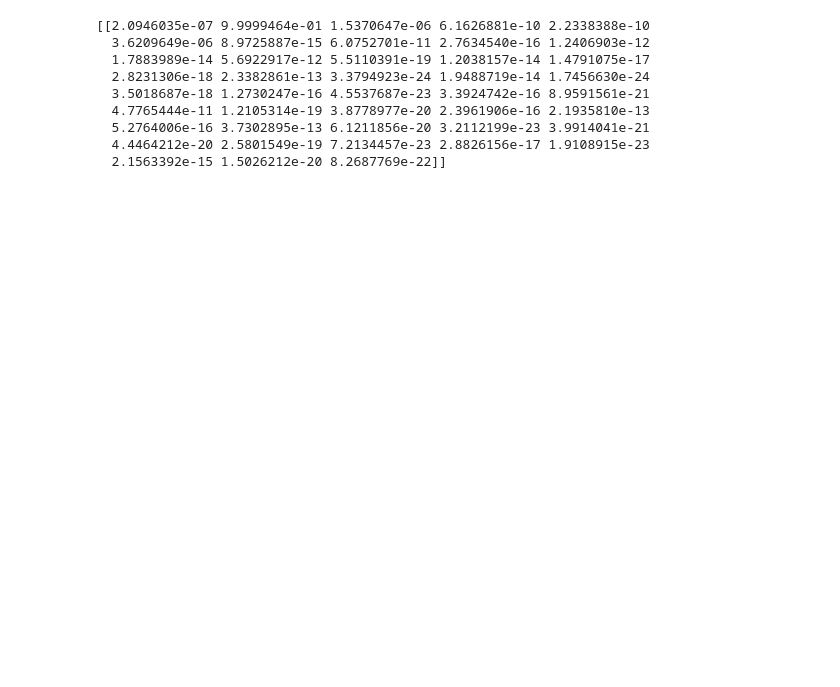
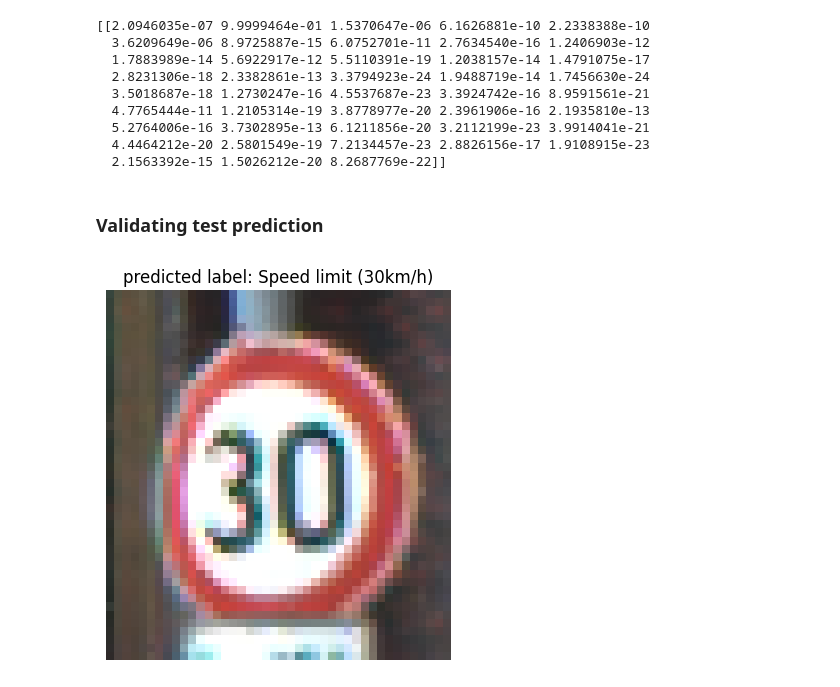
Before and after one commit to sudhi48/TrafficSignDetection, a Jupyter notebook: TrafficSignDetection.ipynb, the cells around one changed output. Saved outputs shown, nothing was run; the diff lists cells and outputs as text; code cells hidden in the pictures; blank space fills up the shorter version.

Commit message:
checking if the predicted image label is correct or not by visualizing

```diff
--- a/TrafficSignDetection.ipynb
+++ b/TrafficSignDetection.ipynb
@@ -444,3 +476,16 @@ print(predictions)
   5.2764006e-16 3.7302895e-13 6.1211856e-20 3.2112199e-23 3.9914041e-21
   4.4464212e-20 2.5801549e-19 7.2134457e-23 2.8826156e-17 1.9108915e-23
   2.1563392e-15 1.5026212e-20 8.2687769e-22]]
+# %% [markdown]
+### Validating test prediction
+# %%
+#checking if predicted label correct or not
+img = r'Dataset-org/Test/00001.png'
+image = cv2.imread(img)  # Read the image
+image_rgb = cv2.cvtColor(image, cv2.COLOR_BGR2RGB)  # Convert from BGR to RGB
+plt.imshow(image_rgb)
+plt.title(f"predicted label: {predicted_label}")
+plt.axis('off')
+plt.show()
+# %% [output]
+[figure, added]
```
Also changed, not shown: parts of 17 cells of this notebook, 1 other file.
